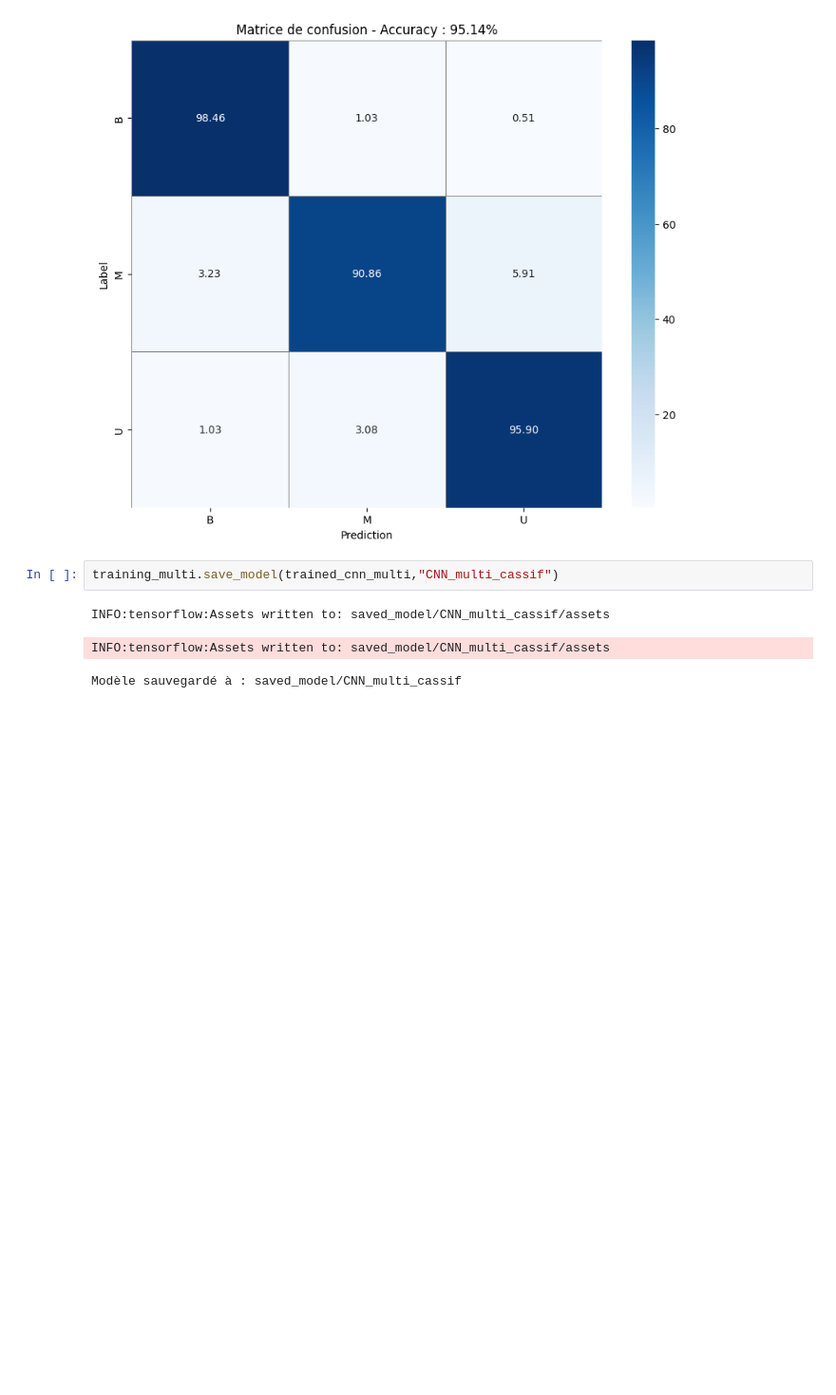
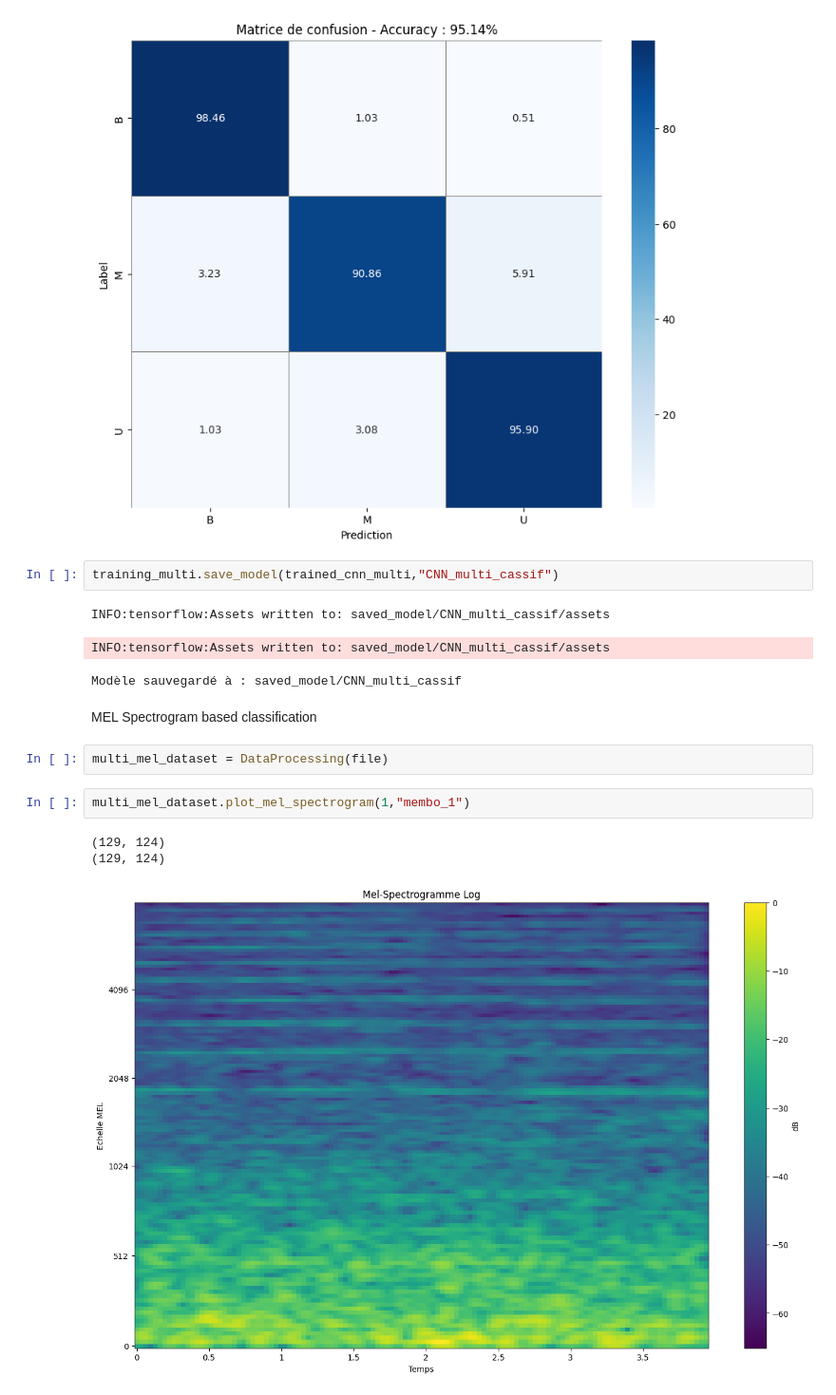
Before and after one commit to RaphaELGrisel/Drone_Audio_Classification, a Jupyter notebook: notebooks/Multi_classification.ipynb, the cells around one changed output. Shown at 95% size. Drawn from its saved outputs; the diff is of its cells as text; blank space fills up the shorter version.

Commit message:
Mel spectro classification notebooks exloration

```diff
--- a/notebooks/Multi_classification.ipynb
+++ b/notebooks/Multi_classification.ipynb
@@ -208,3 +208,13 @@ training_multi.save_model(trained_cnn_multi,"CNN_multi_cassif")
 INFO:tensorflow:Assets written to: saved_model/CNN_multi_cassif/assets
 INFO:tensorflow:Assets written to: saved_model/CNN_multi_cassif/assets
 Modèle sauvegardé à : saved_model/CNN_multi_cassif
+# %% [markdown]
+MEL Spectrogram based classification
+# %%
+multi_mel_dataset = DataProcessing(file)
+# %%
+multi_mel_dataset.plot_mel_spectrogram(1,"membo_1")
+# %% [output]
+(129, 124)
+(129, 124)
+[figure, added]
```
Also changed, not shown: parts of 8 cells of this notebook, 1 other file.
